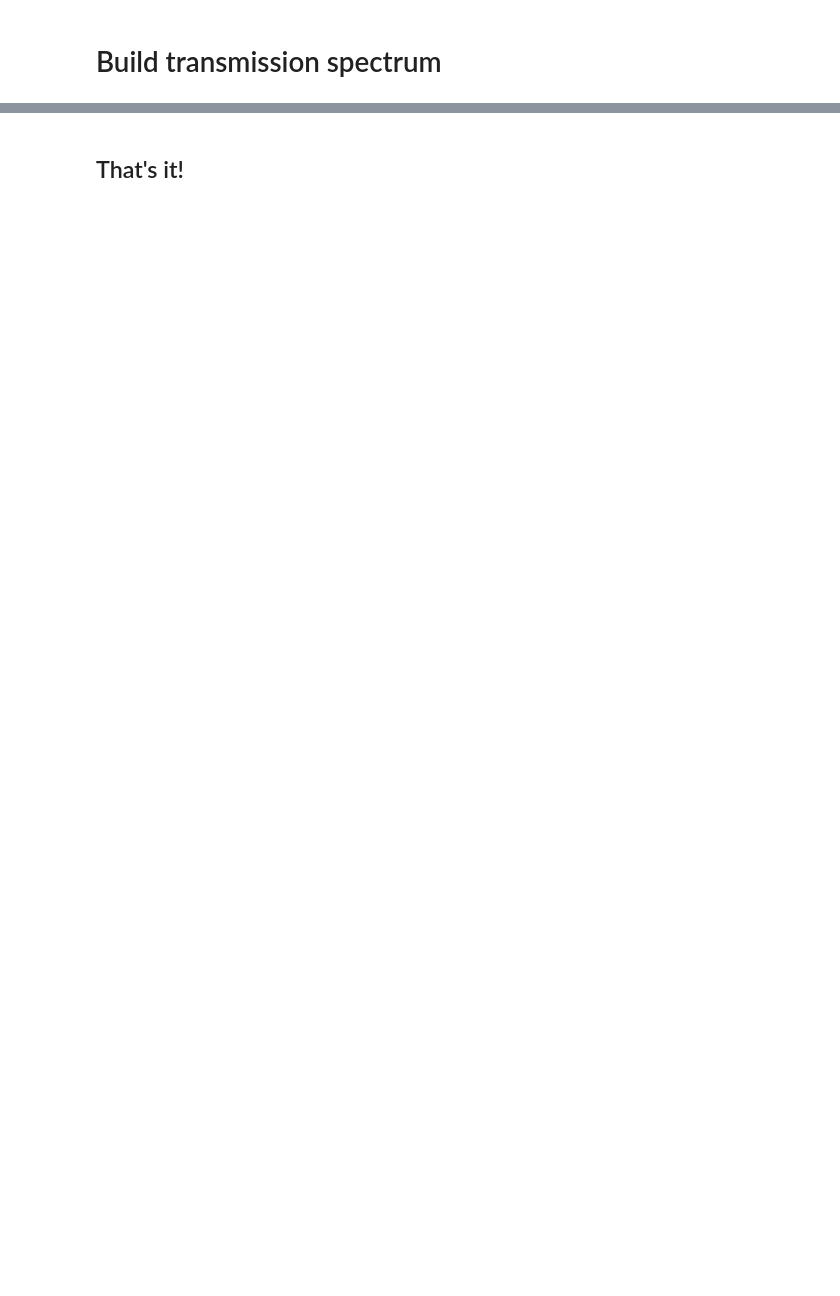
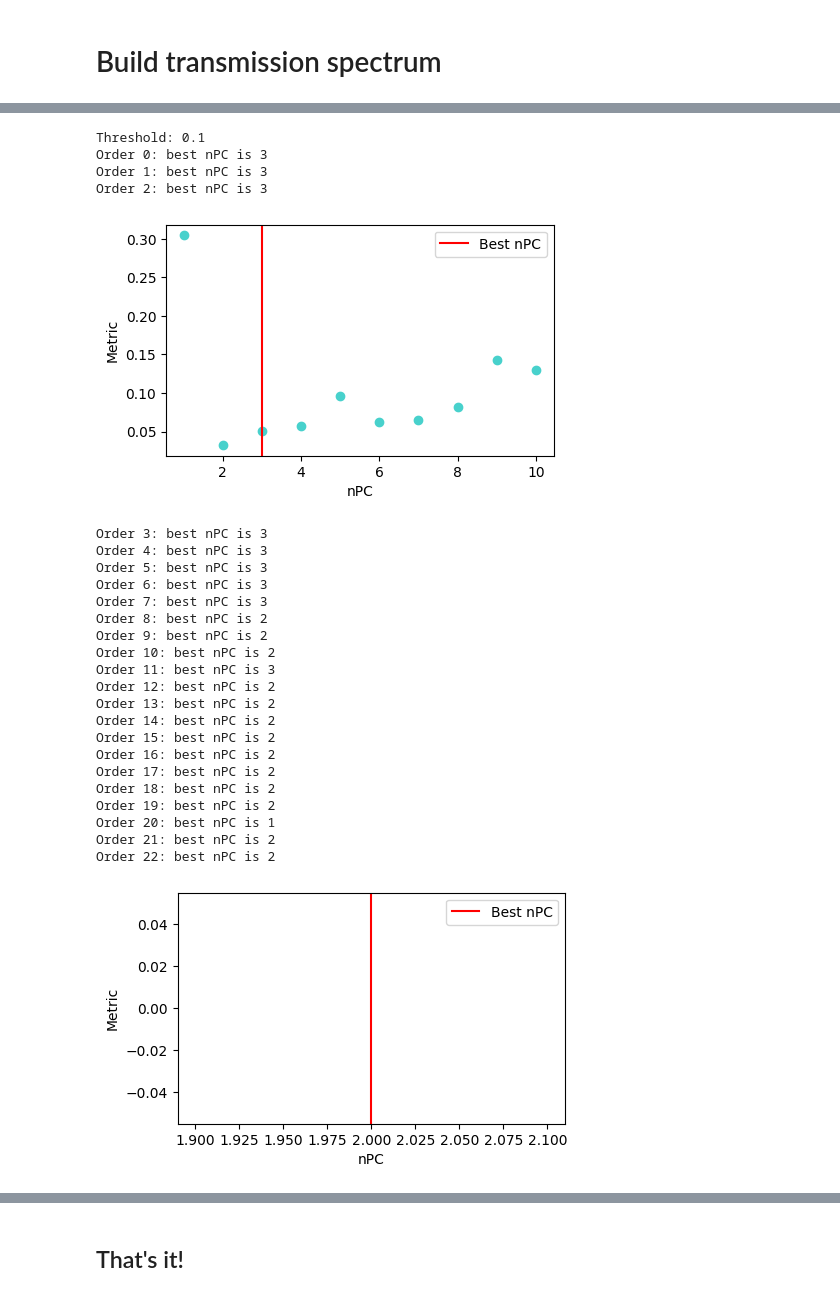
Before and after one commit to mathisbouffard/HRS_with_starships, a Jupyter notebook: HRS_analysis/SPIRou/Reduce_testBirkby.ipynb, the cells around one changed output, grey strips where cells are left out. Drawn from its saved outputs; the diff is of its cells as text; code cells hidden in the pictures; blank space fills up the shorter version.

```diff
--- a/HRS_analysis/SPIRou/Reduce_testBirkby.ipynb
+++ b/HRS_analysis/SPIRou/Reduce_testBirkby.ipynb
@@ -245,0 +370,69 @@ Removing the mean.
+# %%
+# Choose a threshold for the slope of the metric
+# When the slope is under that threshold, we consider that the metric plateaus
+thresh = 0.1
+
+# Choose orders to plot
+order_plot = [2,24,40]
+#-----------------------------------------------
+
+best_nPCs = []
+deriv_func = FinDiff(0,1)  # derivative function
+print("Threshold:", thresh)
+
+for order in range(nb_orders):
+    metrics_ord = []
+
+    # Get list of metrics for that particular order
+    for n_pc in PCs:
+        metrics_ord.append(metrics[n_pc - 1][0][order])
+
+    deriv_metrics = deriv_func(np.array(metrics_ord))  # find its derivative
+
+    # Get best nPC (when metric plateaus)
+    for m in deriv_metrics:
+        if m < thresh and m > -thresh:
+            best_nPC = np.where(deriv_metrics == m)[0][0] + 1
+            best_nPCs.append(best_nPC)
+            print(f"Order {order}:", "best nPC is", best_nPC)
+            break
+
+    # Plot (if the order was selected)
+    if order in order_plot:
+        plt.figure(figsize=(5,3))
+
+        plt.scatter(PCs, metrics_ord, color="mediumturquoise")
+        plt.axvline(best_nPC, color="r", label="Best nPC")
+
+        plt.xlabel("nPC")
+        plt.ylabel("Metric")
+
+        plt.legend()
+        plt.show()
+# %% [output]
+Threshold: 0.1
+Order 0: best nPC is 3
+Order 1: best nPC is 3
+Order 2: best nPC is 3
+[figure, added]
+Order 3: best nPC is 3
+Order 4: best nPC is 3
+Order 5: best nPC is 3
+Order 6: best nPC is 3
+Order 7: best nPC is 3
+Order 8: best nPC is 2
+Order 9: best nPC is 2
+Order 10: best nPC is 2
+Order 11: best nPC is 3
+Order 12: best nPC is 2
+Order 13: best nPC is 2
+Order 14: best nPC is 2
+Order 15: best nPC is 2
+Order 16: best nPC is 2
+Order 17: best nPC is 2
+Order 18: best nPC is 2
+Order 19: best nPC is 2
+Order 20: best nPC is 1
+Order 21: best nPC is 2
+Order 22: best nPC is 2
+[figure, added]
```
Also changed, not shown: parts of 15 cells of this notebook, 4 other files.
